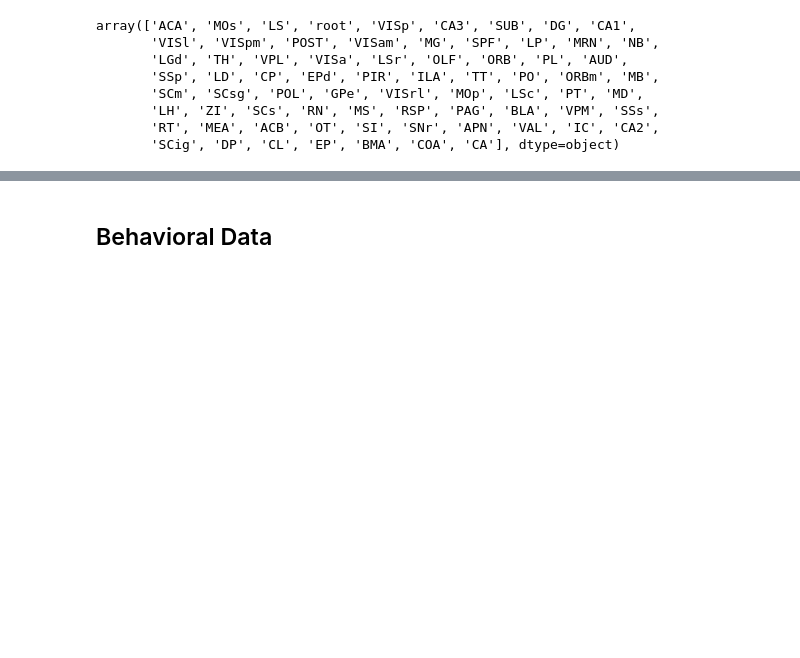
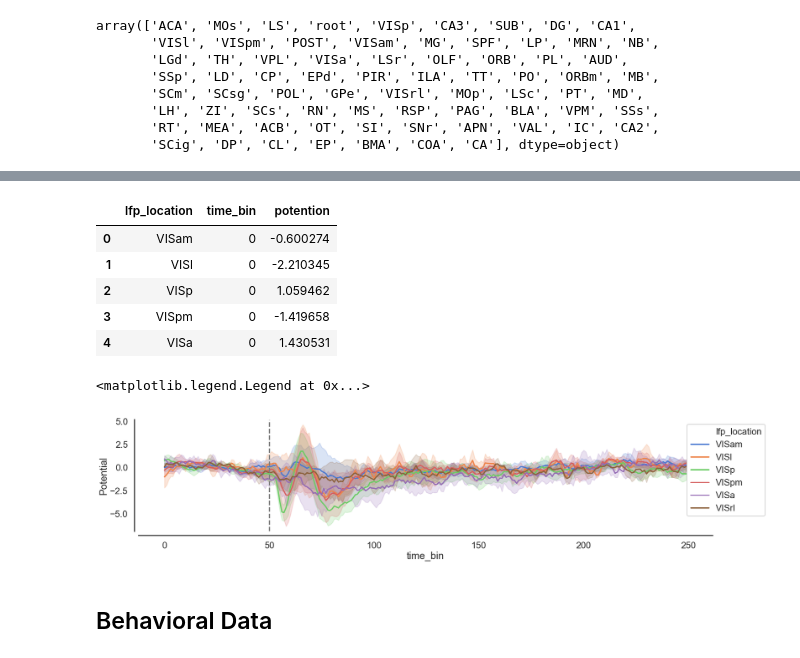
Before and after one commit to ashimakeshava/NMA_marmots, a Jupyter notebook: load_data_ashima.ipynb, the cells around one changed output, grey strips where cells are left out. Drawn from its saved outputs; the diff is of its cells as text; code cells hidden in the pictures; blank space fills up the shorter version.

```diff
--- a/load_data_ashima.ipynb
+++ b/load_data_ashima.ipynb
@@ -131,3 +255,41 @@ array(['ACA', 'MOs', 'LS', 'root', 'VISp', 'CA3', 'SUB', 'DG', 'CA1',
+# %%
+tmpdf = (
+    lfp_df
+#     .query('neuron_location == "VISa"')
+    .set_index(['session', 'mouse_name','trial_num','lfp_num','lfp_location',])
+    .groupby(['mouse_name', 'lfp_location'])
+    .mean()
+#     .rename('trial_counts')
+#     .reset_index()
+)
+tmpdf = pd.melt(
+    (tmpdf
+     .reset_index()
+    .query('lfp_location.str.startswith("VIS")')
+    ),
+    id_vars=['lfp_location'],
+    value_vars = [col for col in tmpdf.columns if col != 'lfp_location'],
+    var_name='time_bin',
+    value_name = 'potention'
+)
+display(tmpdf.head())
+_, ax = plt.subplots(figsize=(25,5))
+ax = sns.lineplot(x='time_bin', y='potention', hue='lfp_location', data=tmpdf, ax=ax)
+sns.despine(offset=10)
+ax.axvline(50, ls='--', color='grey')
+ax.set_ylabel('Potential')
+ax.legend(bbox_to_anchor=[1.1, 1])
+# ax.set_xticklabels(labels=ax.get_xticklabels(), rotation=90, fontsize=15);
+# print(f'Number of LFP areas: {len(ax.get_xticklabels())}')
+# %% [output]
+|  | lfp_location | time_bin | potention |
+| 0 | VISam | 0 | -0.600274 |
+| 1 | VISl | 0 | -2.210345 |
+| 2 | VISp | 0 | 1.059462 |
+| 3 | VISpm | 0 | -1.419658 |
+| 4 | VISa | 0 | 1.430531 |
+<matplotlib.legend.Legend at 0x...>
+[figure, added]
 # %% [markdown]
 ## Behavioral Data
 # %%
```
Also changed, not shown: parts of 15 cells of this notebook.
